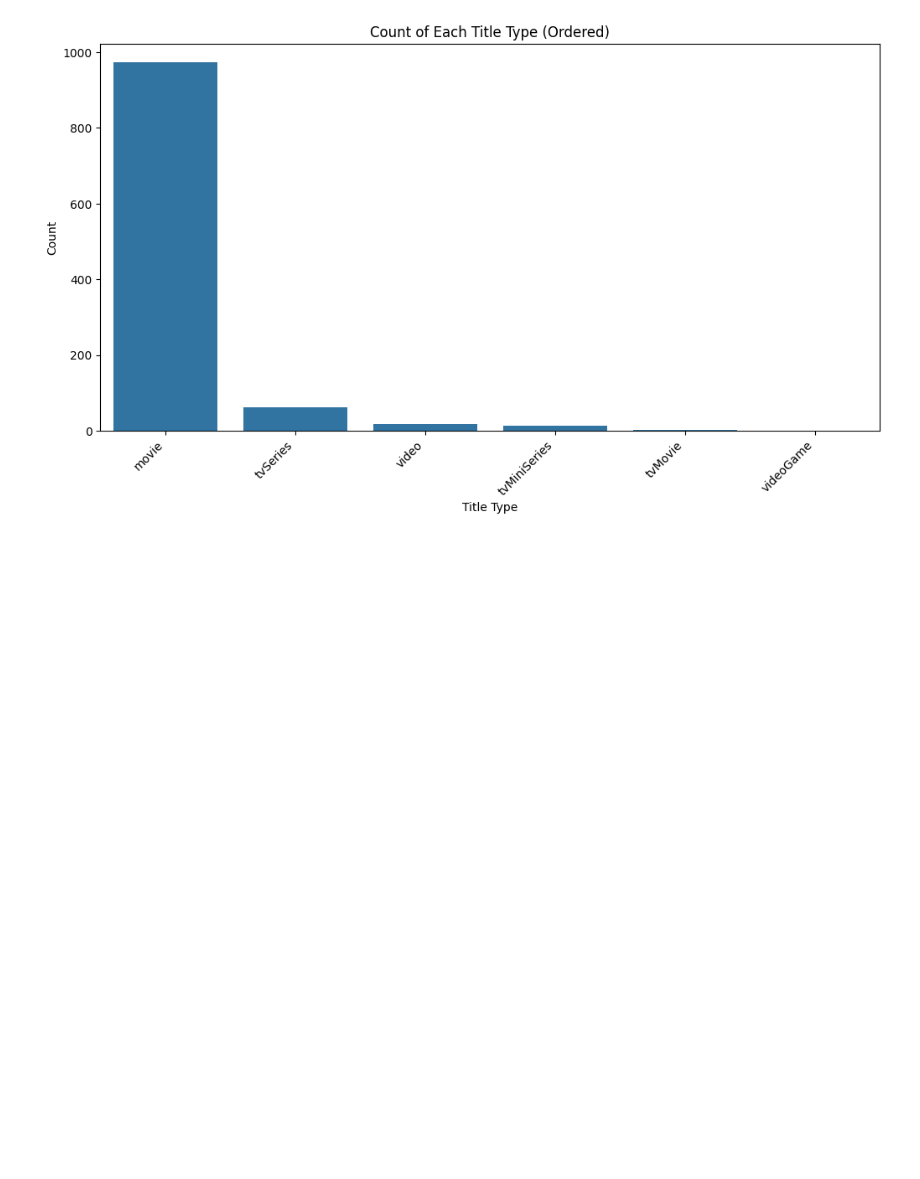
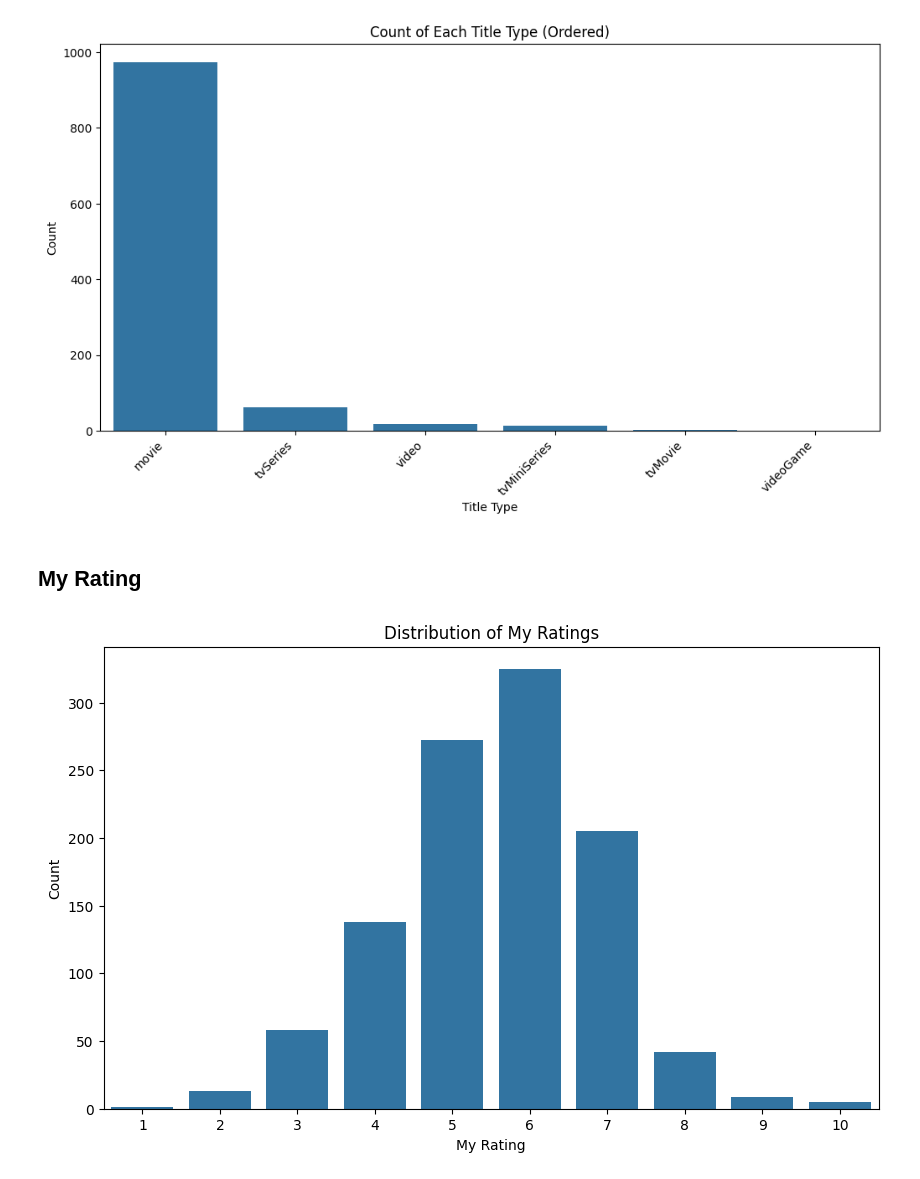
Before and after one commit to Bmcunningham4/imdb_predictions, a Jupyter notebook: exploratory_analysis.ipynb, the cells around one changed output. Drawn from its saved outputs; the diff is of its cells as text; code cells hidden in the pictures; blank space fills up the shorter version.

```diff
--- a/exploratory_analysis.ipynb
+++ b/exploratory_analysis.ipynb
@@ -231,2 +139,15 @@ plt.show()
 # %% [output]
 [figure]
+# %% [markdown]
+## My Rating
+# %%
+# print(ratings_df["Your Rating"].describe())
+
+plt.figure(figsize=(10, 6))
+sns.countplot(x='Your Rating', data=ratings_df)
+plt.title('Distribution of My Ratings')
+plt.xlabel('My Rating')
+plt.ylabel('Count')
+plt.show()
+# %% [output]
+[figure, added]
```
Also changed, not shown: parts of 21 cells of this notebook, 2 other files.
